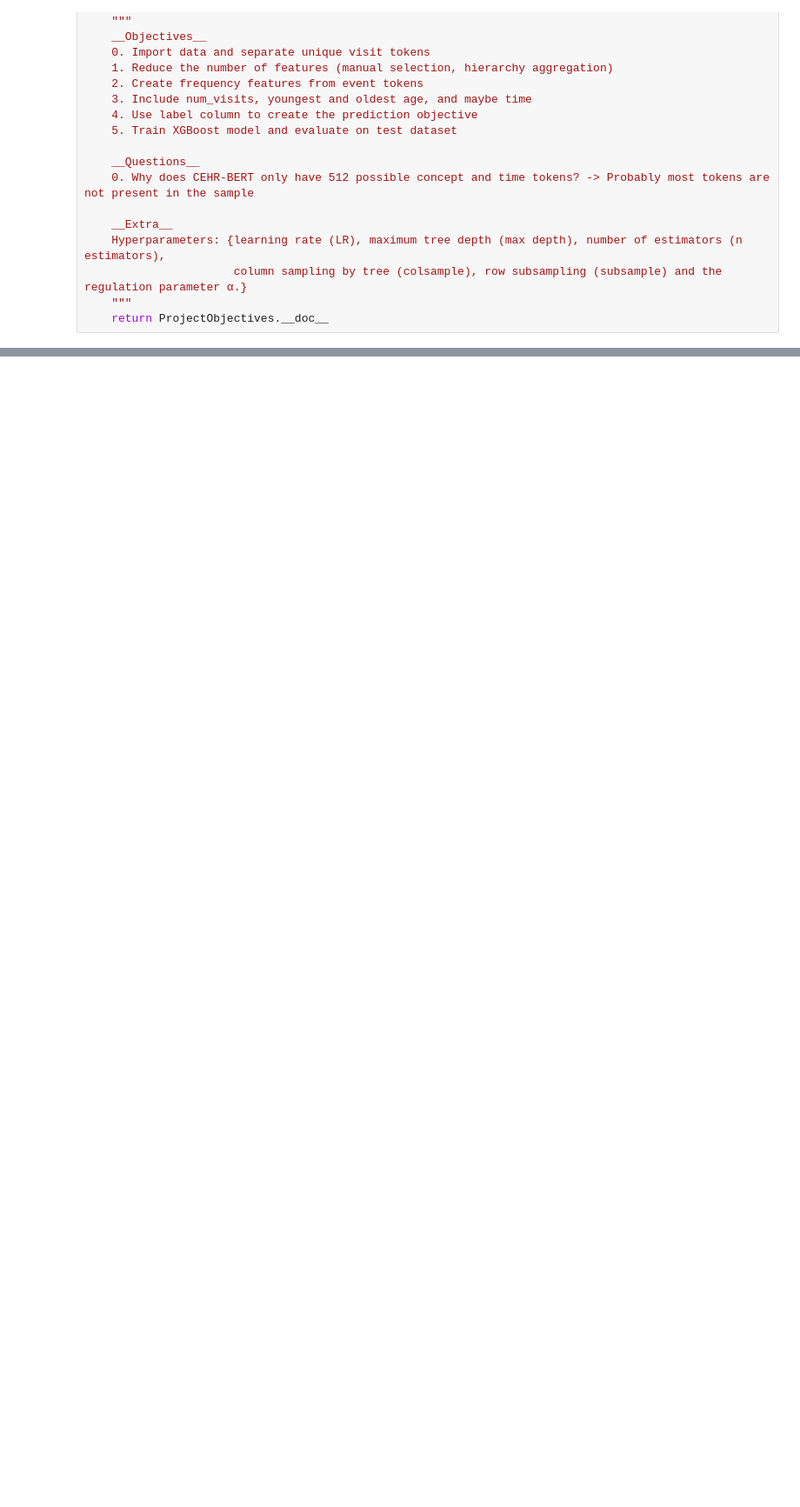
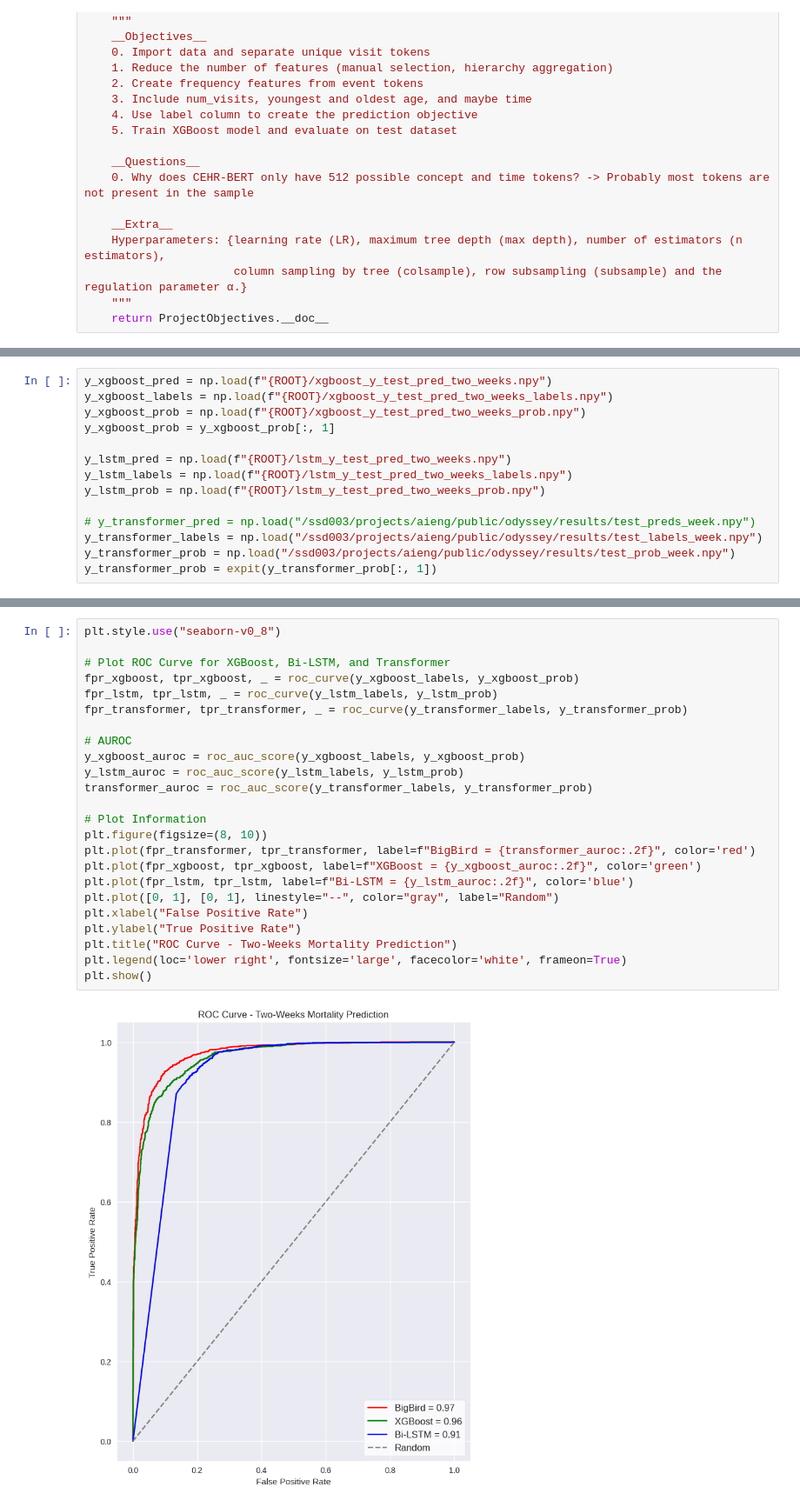
Before and after one commit to VectorInstitute/odyssey, a Jupyter notebook: models/baseline/XGBoost.ipynb, the cells around one changed output, grey strips where cells are left out. Shown: that part at 87% size. Drawn from its saved outputs; the diff is of its cells as text; blank space fills up the shorter version.

```diff
--- a/models/baseline/XGBoost.ipynb
+++ b/models/baseline/XGBoost.ipynb
@@ -453,0 +461,14 @@ Train: 0.90700  |  Test: 0.57594  |  All Data: 0.83678
+# %%
+y_xgboost_pred = np.load(f"{ROOT}/xgboost_y_test_pred_two_weeks.npy")
+y_xgboost_labels = np.load(f"{ROOT}/xgboost_y_test_pred_two_weeks_labels.npy")
+y_xgboost_prob = np.load(f"{ROOT}/xgboost_y_test_pred_two_weeks_prob.npy")
+y_xgboost_prob = y_xgboost_prob[:, 1]
+
+y_lstm_pred = np.load(f"{ROOT}/lstm_y_test_pred_two_weeks.npy")
+y_lstm_labels = np.load(f"{ROOT}/lstm_y_test_pred_two_weeks_labels.npy")
+y_lstm_prob = np.load(f"{ROOT}/lstm_y_test_pred_two_weeks_prob.npy")
+
+# y_transformer_pred = np.load("/ssd003/projects/aieng/public/odyssey/results/test_preds_week.npy")
+y_transformer_labels = np.load("/ssd003/projects/aieng/public/odyssey/results/test_labels_week.npy")
+y_transformer_prob = np.load("/ssd003/projects/aieng/public/odyssey/results/test_prob_week.npy")
+y_transformer_prob = expit(y_transformer_prob[:, 1])
@@ -454,3 +492,29 @@ Train: 0.90700  |  Test: 0.57594  |  All Data: 0.83678
+# %%
+plt.style.use("seaborn-v0_8")
+
+# Plot ROC Curve for XGBoost, Bi-LSTM, and Transformer
+fpr_xgboost, tpr_xgboost, _ = roc_curve(y_xgboost_labels, y_xgboost_prob)
+fpr_lstm, tpr_lstm, _ = roc_curve(y_lstm_labels, y_lstm_prob)
+fpr_transformer, tpr_transformer, _ = roc_curve(y_transformer_labels, y_transformer_prob)
+
+# AUROC
+y_xgboost_auroc = roc_auc_score(y_xgboost_labels, y_xgboost_prob)
+y_lstm_auroc = roc_auc_score(y_lstm_labels, y_lstm_prob)
+transformer_auroc = roc_auc_score(y_transformer_labels, y_transformer_prob)
+
+# Plot Information
+plt.figure(figsize=(8, 10))
+plt.plot(fpr_transformer, tpr_transformer, label=f"BigBird = {transformer_auroc:.2f}", color='red')
+plt.plot(fpr_xgboost, tpr_xgboost, label=f"XGBoost = {y_xgboost_auroc:.2f}", color='green')
+plt.plot(fpr_lstm, tpr_lstm, label=f"Bi-LSTM = {y_lstm_auroc:.2f}", color='blue')
+plt.plot([0, 1], [0, 1], linestyle="--", color="gray", label="Random")
+plt.xlabel("False Positive Rate")
+plt.ylabel("True Positive Rate")
+plt.title("ROC Curve - Two-Weeks Mortality Prediction")
+plt.legend(loc='lower right', fontsize='large', facecolor='white', frameon=True)
+plt.show()
+# %% [output]
+[figure, added]
 # %%
 ### Assess which features are the most important
 
```
Also changed, not shown: parts of 23 cells of this notebook, 3 other files.
